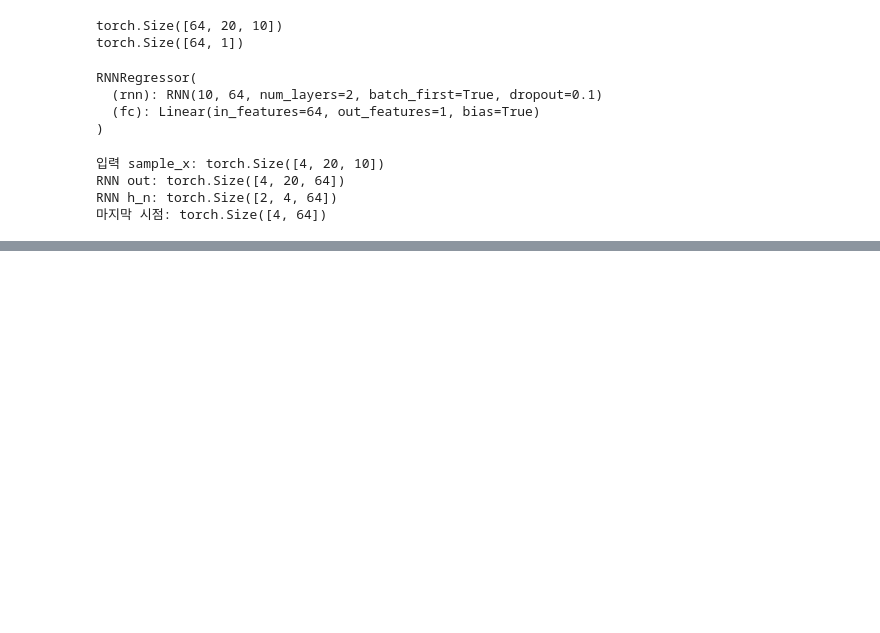
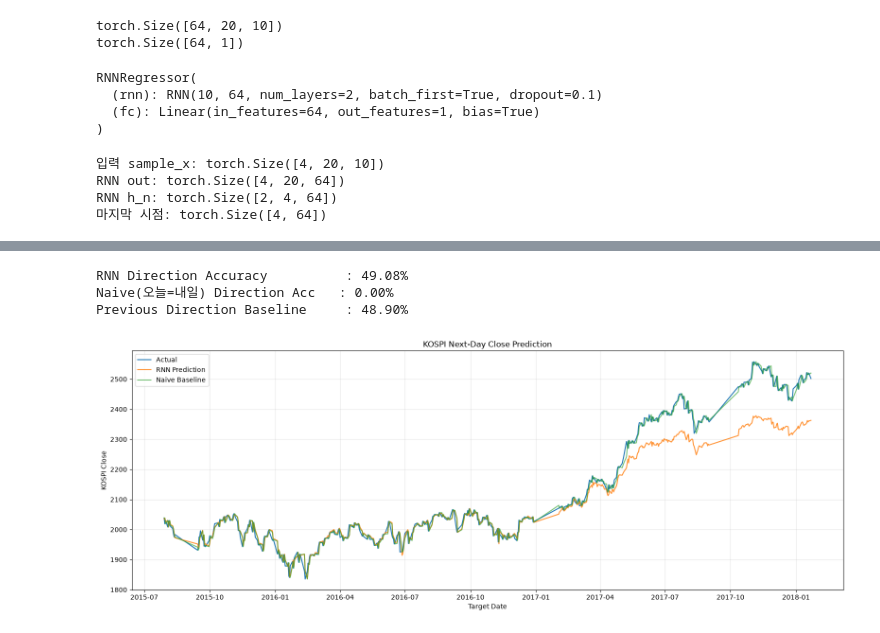
Before and after one commit to Shim-HyoungJoon/KDT, a Jupyter notebook: 12_NLP/2_RNN.ipynb, the cells around one changed output, grey strips where cells are left out. Saved outputs shown, nothing was run; the diff lists cells and outputs as text; code cells hidden in the pictures; blank space fills up the shorter version.

```diff
--- a/12_NLP/2_RNN.ipynb
+++ b/12_NLP/2_RNN.ipynb
@@ -582,0 +615,7 @@ print('실제값 앞 5개:', np.round(true_close[:5], 2))
+# %%
+current_close = data.loc[idx_test, "Close"].to_numpy()
+# Naive 예측: 내일 종가 = 오늘 종가
+naive_pred = current_close.copy()
+naive_metrics = regression_metrics(true_close, naive_pred)
+comparison = pd.DataFrame([rnn_metrics, naive_metrics], index=["RNN", "Naive Baseline"])
+comparison
@@ -582,0 +635,38 @@ print('실제값 앞 5개:', np.round(true_close[:5], 2))
+# %%
+# RNN이 예측한 가격 변화의 부호와 실제 변화의 부호가 같은지 계산
+actual_direction = np.sign(true_close - current_close)
+pred_direction = np.sign(pred_close - current_close)
+naive_direction = np.sign(naive_pred - current_close)
+
+# 방향성 비교용 baseline: 오늘의 방향이 내일도 이어진다고 가정. 달력 날짜가 아니라 실제 데이터 행 기준 직전 거래일 Close를 사용
+prev_close = data.loc[idx_test - 1, "Close"].to_numpy()
+prev_direction = np.sign(current_close - prev_close)
+
+direction_accuracy = np.mean(actual_direction == pred_direction) * 100
+naive_direction_accuracy = np.mean(actual_direction == naive_direction) * 100
+prev_direction_accuracy = np.mean(actual_direction == prev_direction) * 100
+
+print(f"RNN Direction Accuracy          : {direction_accuracy:.2f}%")
+print(f"Naive(오늘=내일) Direction Acc   : {naive_direction_accuracy:.2f}%")
+print(f"Previous Direction Baseline     : {prev_direction_accuracy:.2f}%")
+# %% [output]
+RNN Direction Accuracy          : 49.08%
+Naive(오늘=내일) Direction Acc   : 0.00%
+Previous Direction Baseline     : 48.90%
+# %%
+test_dates = pd.to_datetime(data.loc[idx_test, "Target_Date"].to_numpy())
+# %%
+plt.figure(figsize=(16, 6))
+plt.plot(test_dates, true_close, label="Actual")
+plt.plot(test_dates, pred_close, label="RNN Prediction", alpha=0.85)
+plt.plot(test_dates, naive_pred, label="Naive Baseline", alpha=0.65)
+
+plt.title("KOSPI Next-Day Close Prediction")
+plt.xlabel("Target Date")
+plt.ylabel("KOSPI Close")
+plt.legend()
+plt.grid(alpha=0.3)
+plt.tight_layout()
+plt.show()
+# %% [output]
+[figure, added]
```
Also changed, not shown: parts of 17 cells of this notebook, 3 other files.
